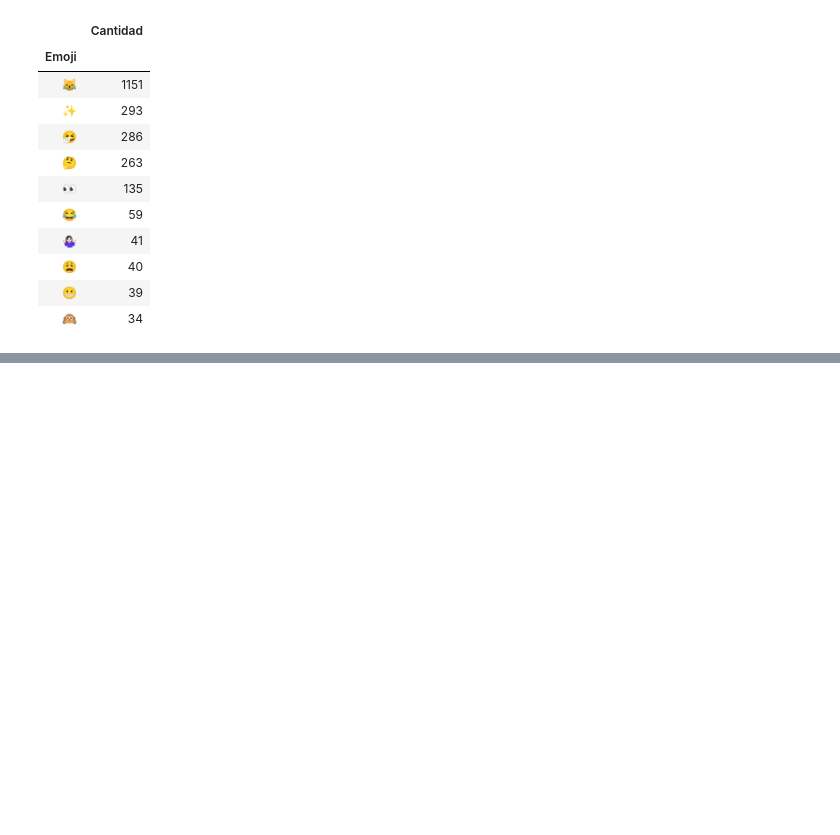
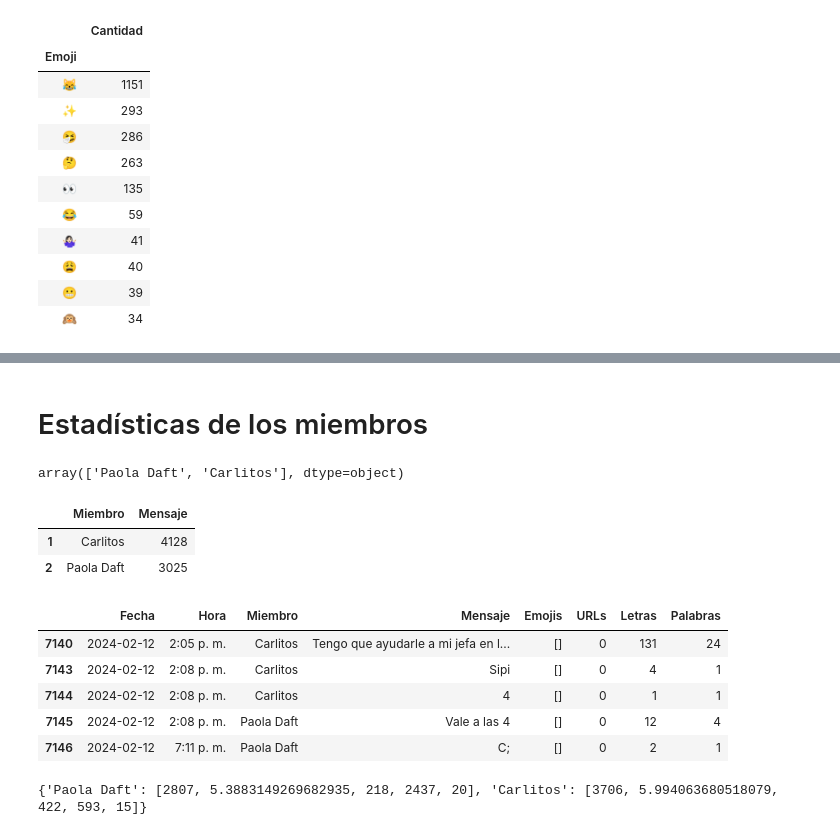
Before and after one commit to PaolaDaft/WhatsApp_Chat_Analysis, a Jupyter notebook: WhatsApp_Friend_Chat_Data_Analysis.ipynb, the cells around one changed output, grey strips where cells are left out. Saved outputs shown, nothing was run; the diff lists cells and outputs as text; code cells hidden in the pictures; blank space fills up the shorter version.

Commit message:
Estadisticas de cada uno de los miembros del chat

```diff
--- a/WhatsApp_Friend_Chat_Data_Analysis.ipynb
+++ b/WhatsApp_Friend_Chat_Data_Analysis.ipynb
@@ -234,3 +234,72 @@ fig.show()
 # %% [output]
 [interactive output not drawn]
 [interactive output not drawn]
+# %% [markdown]
+# Estadísticas de los miembros
+# %%
+# Identificar a todos los miembros del grupo
+df.Miembro.unique()
+# %% [output]
+array(['Paola Daft', 'Carlitos'], dtype=object)
+# %%
+# Determinar los miembros más activos del grupo
+df_MiembrosActivos = df.groupby('Miembro')['Mensaje'].count().sort_values(ascending=False).to_frame()
+df_MiembrosActivos.reset_index(inplace=True)
+df_MiembrosActivos.index = np.arange(1, len(df_MiembrosActivos)+1)
+df_MiembrosActivos.head(10)
+# %% [output]
+|  | Miembro | Mensaje |
+| 1 | Carlitos | 4128 |
+| 2 | Paola Daft | 3025 |
+# %%
+# Separar mensajes (sin multimedia) y multimedia (stickers, fotos, videos)
+multimedia_df = df[df['Mensaje'] == '<Multimedia omitido>']
+mensajes_df = df.drop(multimedia_df.index)
+
+# Contar la cantidad de palabras y letras por mensaje
+mensajes_df['Letras'] = mensajes_df['Mensaje'].apply(lambda s : len(s))
+mensajes_df['Palabras'] = mensajes_df['Mensaje'].apply(lambda s : len(s.split(' ')))
+mensajes_df.tail()
+# %% [output]
+|  | Fecha | Hora | Miembro | Mensaje | Emojis | URLs | Letras | Palabras |
+| 7140 | 2024-02-12 | 2:05 p. m. | Carlitos | Tengo que ayudarle a mi jefa en l... | [] | 0 | 131 | 24 |
+| 7143 | 2024-02-12 | 2:08 p. m. | Carlitos | Sipi | [] | 0 | 4 | 1 |
+| 7144 | 2024-02-12 | 2:08 p. m. | Carlitos | 4 | [] | 0 | 1 | 1 |
+| 7145 | 2024-02-12 | 2:08 p. m. | Paola Daft | Vale a las 4 | [] | 0 | 12 | 4 |
+| 7146 | 2024-02-12 | 7:11 p. m. | Paola Daft | C; | [] | 0 | 2 | 1 |
+# %%
+# Obtener a todos los miembros
+miembros = mensajes_df.Miembro.unique()
+
+# Crear diccionario donde se almacenará todos los datos
+dictionario = {}
+
+for i in range(len(miembros)):
+  lista = []
+  # Filtrar mensajes de un miembro en específico
+  miembro_df= mensajes_df[mensajes_df['Miembro'] == miembros[i]]
+
+  # Agregar a la lista el número total de mensajes enviados
+  lista.append(miembro_df.shape[0])
+
+  # Agregar a la lista el número de palabras por total de mensajes (palabras por mensaje)
+  palabras_por_msj = (np.sum(miembro_df['Palabras']))/miembro_df.shape[0]
+  lista.append(palabras_por_msj )
+
+  # Agregar a la lista el número de mensajes multimedia enviados
+  multimedia = multimedia_df[multimedia_df['Miembro'] == miembros[i]].shape[0]
+  lista.append(multimedia)
+
+  # Agregar a la lista el número total de emojis enviados
+  emojis = sum(miembro_df['Emojis'].str.len())
+  lista.append(emojis)
+
+  # Agregar a la lista el número total de links enviados
+  links = sum(miembro_df['URLs'])
+  lista.append(links)
+
+  # Asignar la lista como valor a la llave del diccionario
+  dictionario[miembros[i]] = lista
+print(dictionario)
+# %% [output]
+{'Paola Daft': [2807, 5.3883149269682935, 218, 2437, 20], 'Carlitos': [3706, 5.994063680518079, 422, 593, 15]}
```
Also changed, not shown: parts of 1 cell of this notebook.
